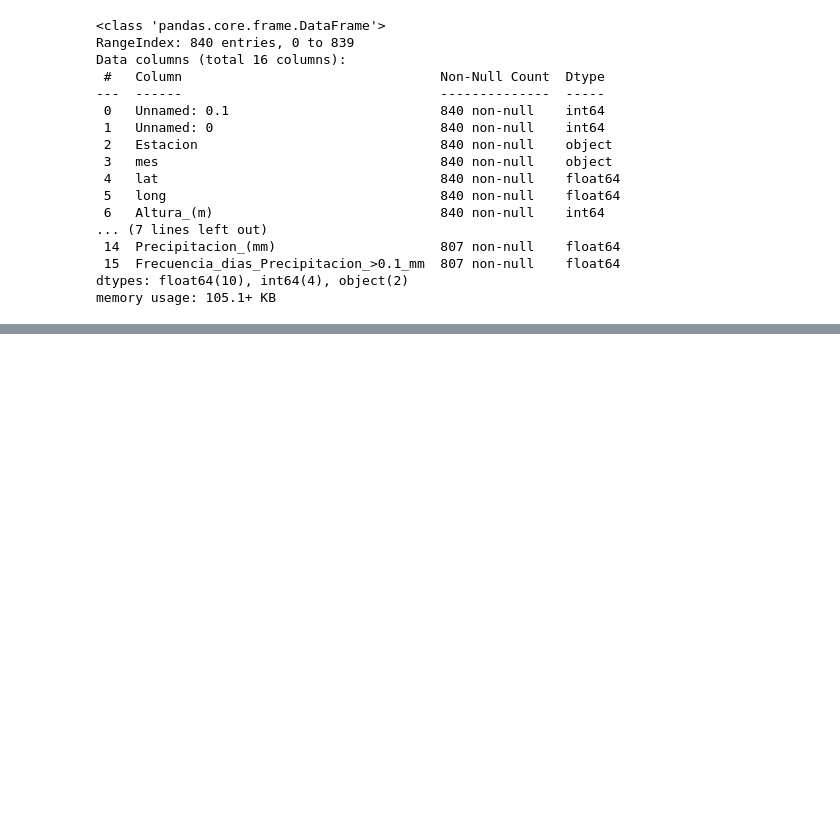
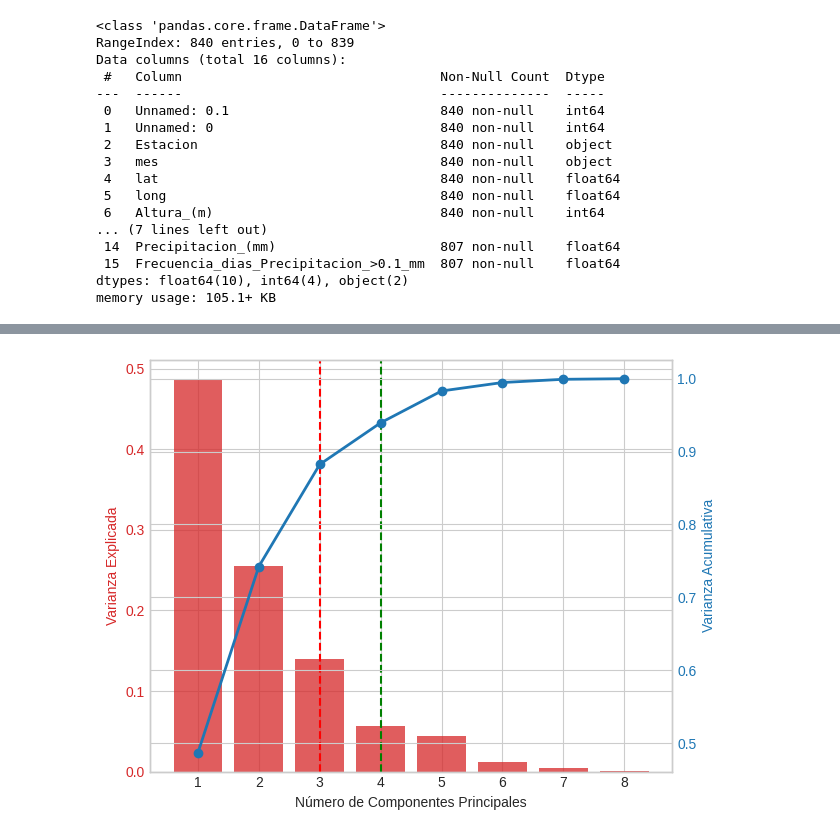
Before and after one commit to martinfernandoortiz/geoestadistica_unlp, a Jupyter notebook: segundo_encuentro/segundo_trabajo.ipynb, the cells around one changed output, grey strips where cells are left out. Saved outputs shown, nothing was run; the diff lists cells and outputs as text; code cells hidden in the pictures; blank space fills up the shorter version.

```diff
--- a/segundo_encuentro/segundo_trabajo.ipynb
+++ b/segundo_encuentro/segundo_trabajo.ipynb
@@ -112,0 +122,7 @@ for x in rango:
+# %%
+# Reemplazo los outliers
+rango= np.r_[8:16]
+
+df1 = df[df.columns[rango]]
+df1  = replace_outliers_with_limits(df1, np.r_[0:7])
+#df1[df1.columns[ np.r_[8:16]]] = df[df.columns[rango]]
@@ -202,10 +226,0 @@ for x in rango:
-# %%
-
-df1 = df.iloc[:, np.r_[8:16]]
-# Entrenamiento modelo PCA con escalado de los datos
-# ==============================================================================
-pca_pipe = make_pipeline(StandardScaler(), PCA())
-pca_pipe.fit(df1)
-
-# Se extrae el modelo entrenado del pipeline
-modelo_pca = pca_pipe.named_steps['pca']
@@ -226,0 +483,71 @@ plt.boxplot(df.Per)
+# %%
+
+# Obtener la varianza explicada y acumulativa
+explained_variance = pca.explained_variance_ratio_
+cumulative_explained_variance = np.cumsum(explained_variance)
+
+# Crear un DataFrame para facilitar la manipulación y ordenar por varianza explicada descendente
+explained_variance_df = pd.DataFrame({'Componente': range(1, len(explained_variance) + 1),
+                                      'Varianza Explicada': explained_variance,
+                                      'Varianza Acumulativa': cumulative_explained_variance})
+explained_variance_df = explained_variance_df.sort_values(by='Varianza Explicada', ascending=False)
+
+# Crear el gráfico de barras y la línea de varianza acumulativa
+fig, ax1 = plt.subplots()
+
+color = 'tab:red'
+ax1.set_xlabel('Número de Componentes Principales')
+ax1.set_ylabel('Varianza Explicada', color=color)
+ax1.bar(explained_variance_df['Componente'], explained_variance_df['Varianza Explicada'], color=color, alpha=0.75)
+ax1.tick_params(axis='y', labelcolor=color)
+
+ax2 = ax1.twinx()
+color = 'tab:blue'
+ax2.set_ylabel('Varianza Acumul# Obtener la varianza explicada y acumulativa
+explained_variance = pca.explained_variance_ratio_
+cumulative_explained_variance = np.cumsum(explained_variance)
+
+# Crear un DataFrame para facilitar la manipulación y ordenar por varianza explicada descendente
+explained_variance_df = pd.DataFrame({'Componente': range(1, len(explained_variance) + 1),
+                                      'Varianza Explicada': explained_variance,
+                                      'Varianza Acumulativa': cumulative_explained_variance})
+explained_variance_df = explained_variance_df.sort_values(by='Varianza Explicada', ascending=False)
+
+# Crear el gráfico de barras y la línea de varianza acumulativa
+fig, ax1 = plt.subplots()
+
+color = 'tab:red'
+ax1.set_xlabel('Número de Componentes Principales')
+ax1.set_ylabel('Varianza Explicada', color=color)
+ax1.bar(explained_variance_df['Componente'], explained_variance_df['Varianza Explicada'], color=color, alpha=0.75)
+ax1.tick_params(axis='y', labelcolor=color)
+
+ax2 = ax1.twinx()
+color = 'tab:blue'
+ax2.set_ylabel('Varianza Acumulativa', color=color)
+ax2.plot(explained_variance_df['Componente'], explained_variance_df['Varianza Acumulativa'], color=color, marker='o', linestyle='-', linewidth=2)
+ax2.tick_params(axis='y', labelcolor=color)
+
+# Añadir líneas para indicar el Kaiser criterion y el 95% threshold criterion
+ax1.axvline(x=3, color='r', linestyle='--', label='Kaiser Criterion')
+ax1.axvline(x=4, color='g', linestyle='--', label='95% Threshold Criterion')
+
+# Ajustar el diseño del gráfico
+fig.tight_layout()
+
+# Mostrar el gráfico
+plt.show()ativa', color=color)
+ax2.plot(explained_variance_df['Componente'], explained_variance_df['Varianza Acumulativa'], color=color, marker='o', linestyle='-', linewidth=2)
+ax2.tick_params(axis='y', labelcolor=color)
+
+# Añadir líneas para indicar el Kaiser criterion y el 95% threshold criterion
+ax1.axvline(x=3, color='r', linestyle='--', label='Kaiser Criterion')
+ax1.axvline(x=4, color='g', linestyle='--', label='95% Threshold Criterion')
+
+# Ajustar el diseño del gráfico
+fig.tight_layout()
+
+# Mostrar el gráfico
+plt.show()
+# %% [output]
+[figure, added]
```
Also changed, not shown: parts of 45 cells of this notebook.
